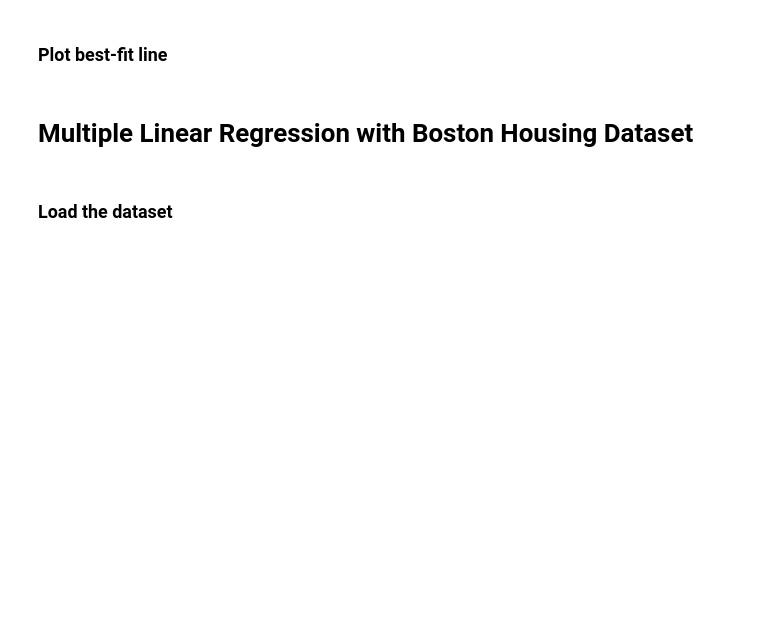
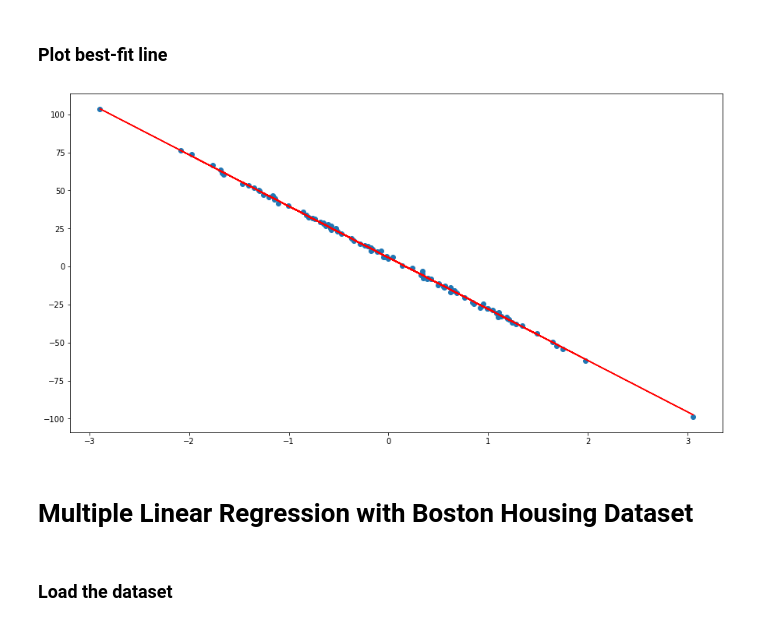
Before and after one commit to Spnetic-5/ML_mastery, a Jupyter notebook: Linear_Regression.ipynb, the cells around one changed output. Cells and saved outputs as stored; diff of their text form; code cells hidden in the pictures; blank space fills up the shorter version.

```diff
--- a/Linear_Regression.ipynb
+++ b/Linear_Regression.ipynb
@@ -11,2 +41,9 @@
 # %% [markdown]
 ### Plot best-fit line
+# %%
+plt.figure(figsize=(15,8))
+plt.scatter(x,y)
+plt.plot(x, model.coef_ * x + model.intercept_, 'r')
+plt.show()
+# %% [output]
+[figure, added]
```
Also changed, not shown: parts of 11 cells of this notebook.
